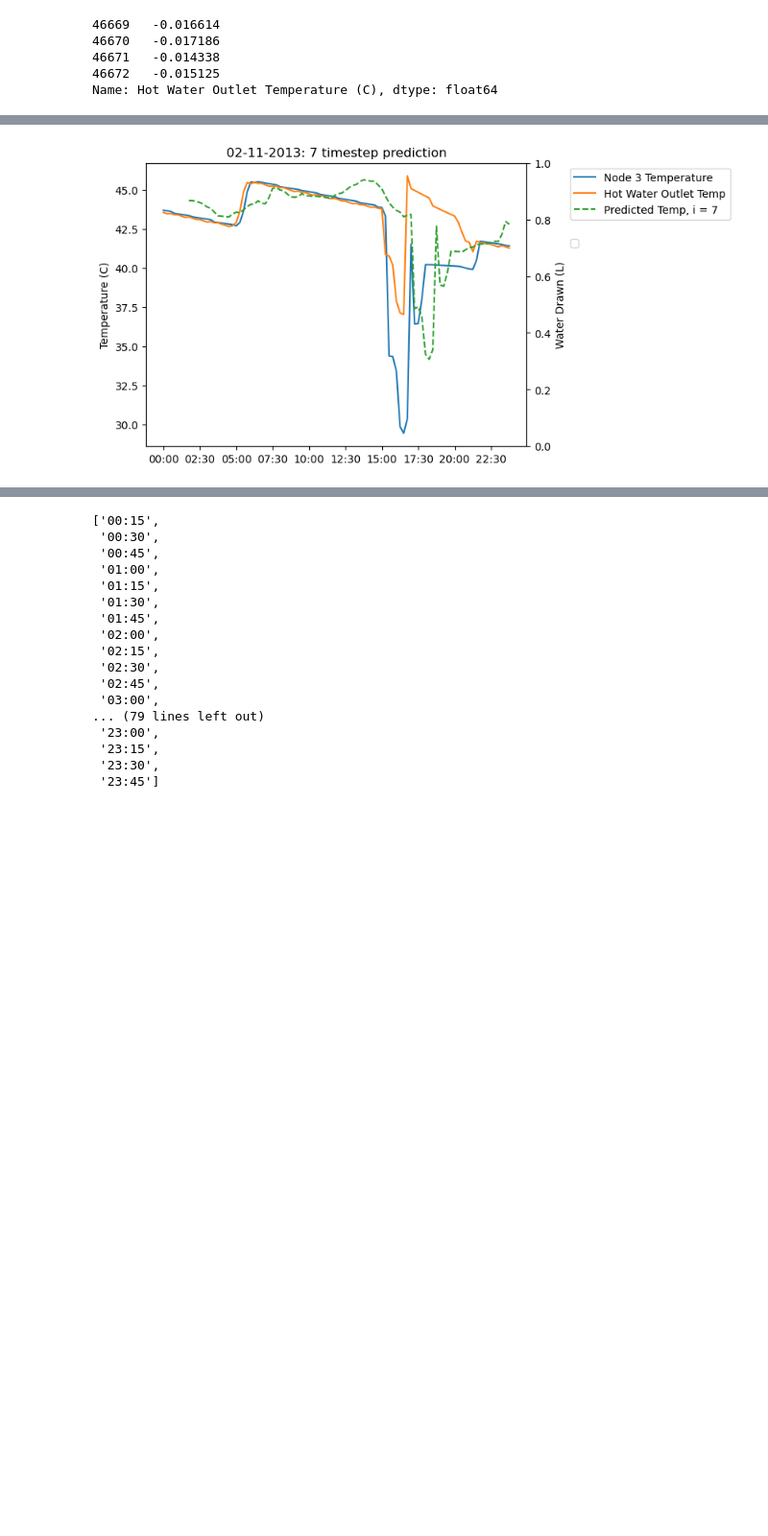
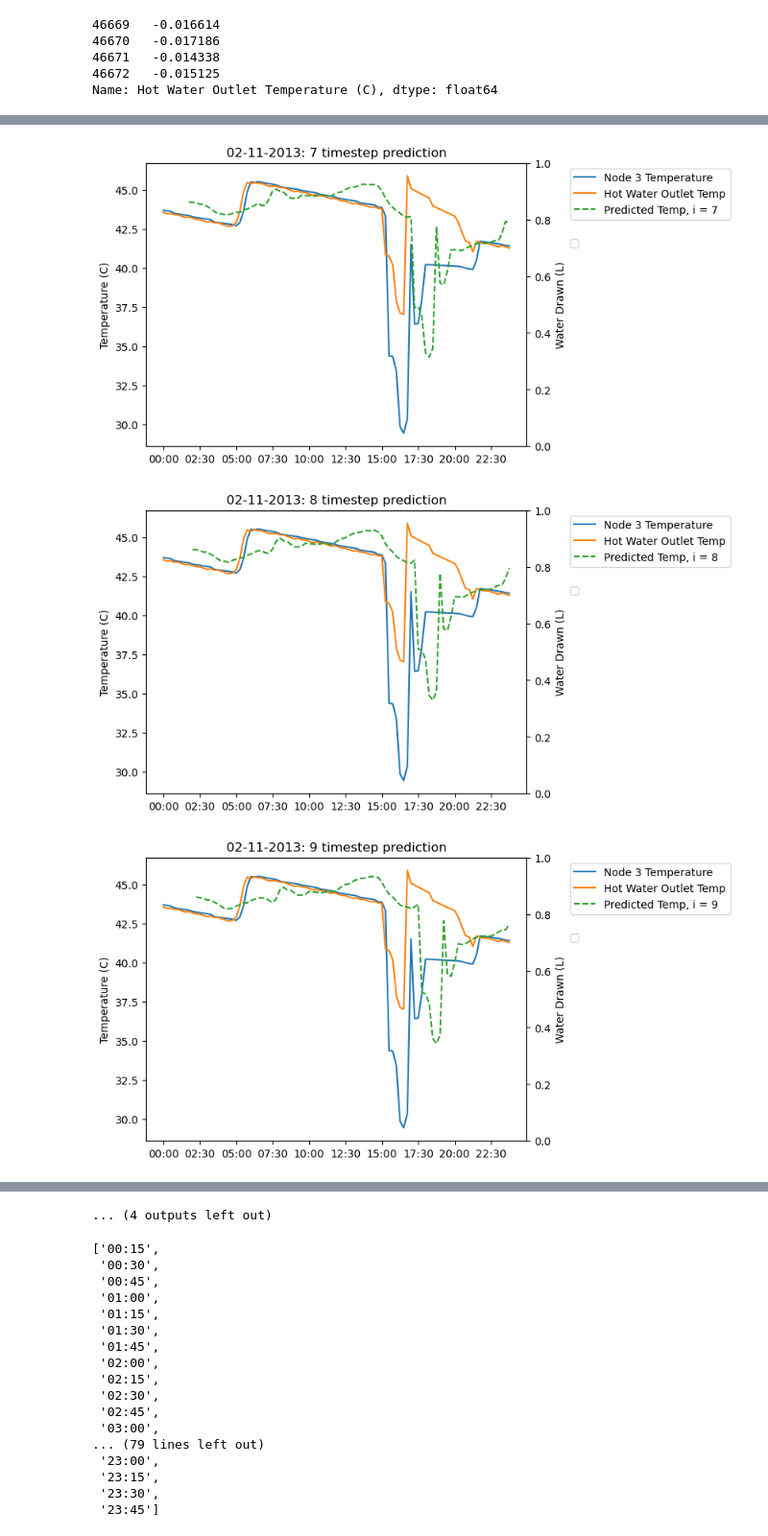
Before and after one commit to NREL/OCHRE, a Jupyter notebook: bin/run_wh_analysis_janelle.ipynb, the cells around one changed output, grey strips where cells are left out. Shown at 96% size. Drawn from its saved outputs; the diff is of its cells as text; code cells hidden in the pictures; blank space fills up the shorter version.

Commit message:
Updated model intervals
Time step intervals no longer overlap when training linear regression

```diff
--- a/bin/run_wh_analysis_janelle.ipynb
+++ b/bin/run_wh_analysis_janelle.ipynb
@@ -23,16 +2,20 @@ data
 Input: Ochre Equipment Reading Output
 Trains Regression models based on 15 minute increments of , Node Temp, Draw Data, and Setpoint
 # %%
+#import data
+import pandas as pd
+import numpy as np
+
 #Data transformation, Y-values are y_i+1 temperatures for the next hour
 def rolling_subsets(input_list, window_size = 4):
     if window_size > len(input_list) or window_size <= 0:
         raise ValueError("Window size must be positive and not greater than the list length.")
 
-    return [input_list[i:i + window_size] for i in range(len(input_list) - window_size + 1)]
+    return [input_list[i*window_size:i*window_size + window_size] for i in range(int(len(input_list)/window_size))]
 
 import numpy as np
 
-def csv_to_features(df, include=True, interaction=False): #exports features, y = 15 minute increment predictions for 1 hour of outlet temperature
+def csv_to_features(df): #exports features, y = 15 minute increment predictions for 1 hour of outlet temperature
     #x = 15 minute increment predictions for setpoint and draw data, live readings for node temperature
     #include = True - includes node temperatures, x4/x5
     y_col = df["Hot Water Outlet Temperature (C)"]
@@ -46,22 +29,18 @@ def csv_to_features(df, include=True, interaction=False): #exports features, y =
     x4 = df["T_WH3 Temperature (C)"]
     x5 = df["T_WH10 Temperature (C)"]
 
-    print(len(y_col), len(x2), len(x2))
+    print(len(result), len(x2), len(x3))
 
-    y = result[1:]  # Remove the first index to offset, y = i+1th prediction
-    x1_v = x1[:-window]  # Remove last 4
-    x2_v = x2[:-1]
-    x3_v = x3[:-1]
-    x4_v = x4[:-window] #note temperatures should only be taken at current time interval (live readings)
-    x5_v = x5[:-window]
+    y = result[:-1]  # Remove the first index to offset, y = i+1th prediction
+    #x1_v = x1[:-window]  # average temperature
+    x2_v = x2[:-1] #draw values
+    x3_v = x3[:-1] #setpoint values
+    x4_v = x4[:-window - 2:window] #note temperatures should only be taken at current time interval (live readings)
+    x5_v = x5[:-window - 2:window]
 
-    print(len(y), len(x1_v), len(x2_v), len(x3_v))
+    print(len(y) , len(x2_v), len(x3_v), len(x4_v))
 
     # Stack features
-    if include: #removing average temperature
-        X = np.column_stack([x2_v, x3_v, x4_v, x5_v])
-        print(x4_v[0], x5_v[0])
-    else:
-        X = np.column_stack([x1_v, x2_v, x3_v])
+    X = np.column_stack([x2_v, x3_v, x4_v, x5_v]) #Node 10 x5_v
 
     return X, y
@@ -78,0 +47,10 @@ array([ 0.        ,  0.        ,  0.        ,  0.        ,  0.        ,
+# %%
+#data = pd.read_csv("output_site_10292.csv")  90023
+#data = pd.read_csv("output_site_90023.csv")
+#X, y = csv_to_features(data)
+
+#data1 = pd.read_csv("output_site_null.csv")
+#X1, y1 = csv_to_features(data1)
+
+data = pd.read_csv("output_site_large.csv")
+X, y = csv_to_features(data)
@@ -173,7 +227,7 @@ import matplotlib.pyplot as plt
 #1440 minutes in a day / 15 = 96 windows in a day
 days = {25}
 window = 0
-i = 8
+i = 16
 for time_i in range(i):
     for day in days:
         x_day = X_val[(96*day):(96* day) + 96]
@@ -193,7 +247,7 @@ for time_i in range(i):
 
         from datetime import datetime, timedelta
 
-        #offset time by i time periods
+
         #start_time = "00:00:00"
         start_time = datetime(2013, 1, 1, 0, 0, 0)
         #start_time = datetime.strptime(start_time, "%H:%M:%S")
@@ -229,30 +283,32 @@ for time_i in range(i):
         #plt.plot(datetime_list, node_10_temp_day, label = "Node 10 Temperature")
         plt.plot(datetime_list, y_day, label = "Hot Water Outlet Temp")
         if time_i > 0:
             plt.plot(datetime_list[time_i:], y_predict_day[:-time_i], label = f"Predicted Temp, i = {time_i}", linestyle="dashed") #todo: add stagger of 15 minutes
         else:
             plt.plot(datetime_list, y_predict_day, label = f"Predicted Temp, i = {time_i}", linestyle="dashed") #todo: add stagger of 15 minutes
 
         plt.ylabel("Temperature (C)")
         plt.legend(loc='upper left', bbox_to_anchor=(1.1, 1))  # Adjust values as needed
 
 
         plt.twinx()
         #plt.plot(datetime_list, draw_data_day, label="Draw Data", color="blue", linestyle="dotted")
         plt.ylabel("Water Drawn (L)")
 
         plt.legend(loc="upper left", bbox_to_anchor=(1.1, 0.75))  # Adjust values as needed
 
         plt.title(str(res)+ f": {time_i} timestep prediction")
 
         plt.xticks(datetime_list[::10])
         #plt.legend(loc='lower right')
 # %% [output]
 [figure]
 [figure]
 [figure]
 [figure]
 [figure]
 [figure]
 [figure]
 [figure]
+[figure, added]
+[figure, added]
@@ -259,3 +317,4 @@ for time_i in range(i):
+... (4 outputs left out)
 # %%
 datetime_list[time_i:]
 # %% [output]
```
Also changed, not shown: parts of 19 cells of this notebook, 4 other files.
